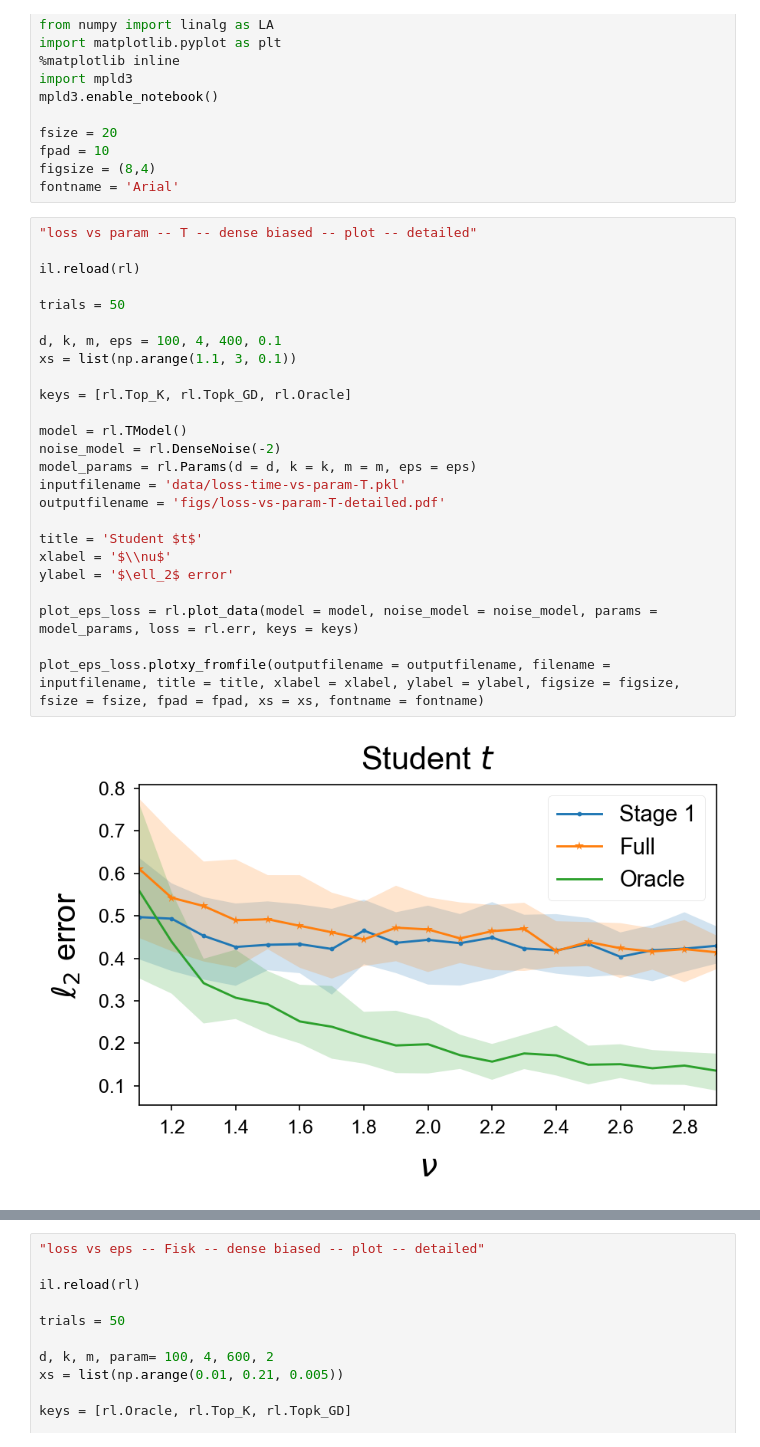
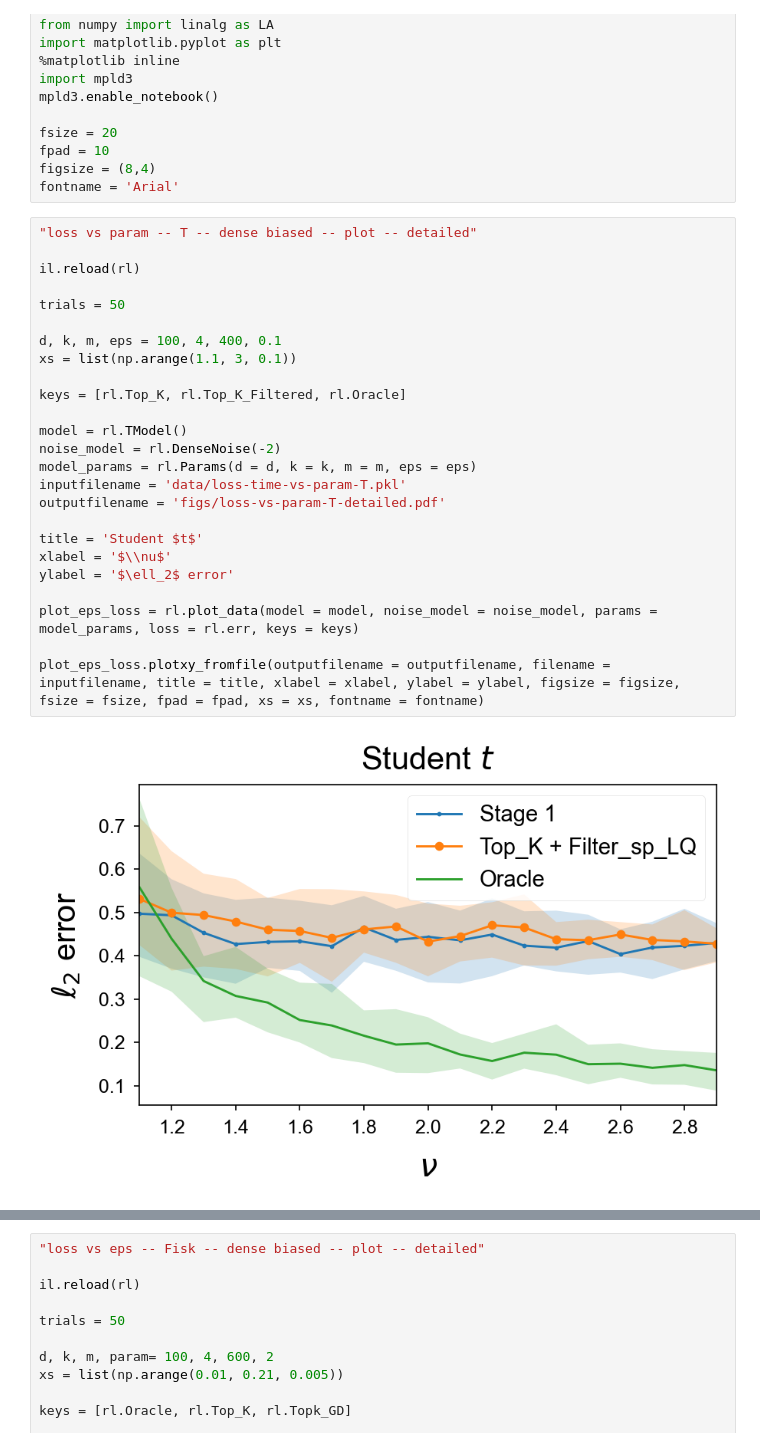
Before and after one commit to ying-hui-he/Robust_mean_estimation, a Jupyter notebook: plot.ipynb, the cells around one changed output, grey strips where cells are left out. Saved outputs shown, nothing was run; the diff lists cells and outputs as text.

```diff
--- a/plot.ipynb
+++ b/plot.ipynb
@@ -17,30 +17,30 @@ fontname = 'Arial'
 # %%
 "loss vs param -- T -- dense biased -- plot -- detailed"
 
 il.reload(rl)
 
 trials = 50
 
 d, k, m, eps = 100, 4, 400, 0.1
 xs = list(np.arange(1.1, 3, 0.1))
 
-keys = [rl.Top_K, rl.Topk_GD, rl.Oracle]
+keys = [rl.Top_K, rl.Top_K_Filtered, rl.Oracle]
 
 model = rl.TModel()
 noise_model = rl.DenseNoise(-2)
 model_params = rl.Params(d = d, k = k, m = m, eps = eps)
 inputfilename = 'data/loss-time-vs-param-T.pkl'
 outputfilename = 'figs/loss-vs-param-T-detailed.pdf'
 
 title = 'Student $t$'
 xlabel = '$\\nu$'
 ylabel = '$\ell_2$ error'
 
 plot_eps_loss = rl.plot_data(model = model, noise_model = noise_model, params = model_params, loss = rl.err, keys = keys)
 
 plot_eps_loss.plotxy_fromfile(outputfilename = outputfilename, filename = inputfilename, title = title, xlabel = xlabel, ylabel = ylabel, figsize = figsize, fsize = fsize, fpad = fpad, xs = xs, fontname = fontname)
 # %% [output]
-[figure, old version]
+[figure, new version]
 [interactive output not drawn]
 # %%
 "loss vs param -- Fisk -- dense biased -- plot -- detailed"
```
Also changed, not shown: parts of 6 cells of this notebook, 13 other files.
